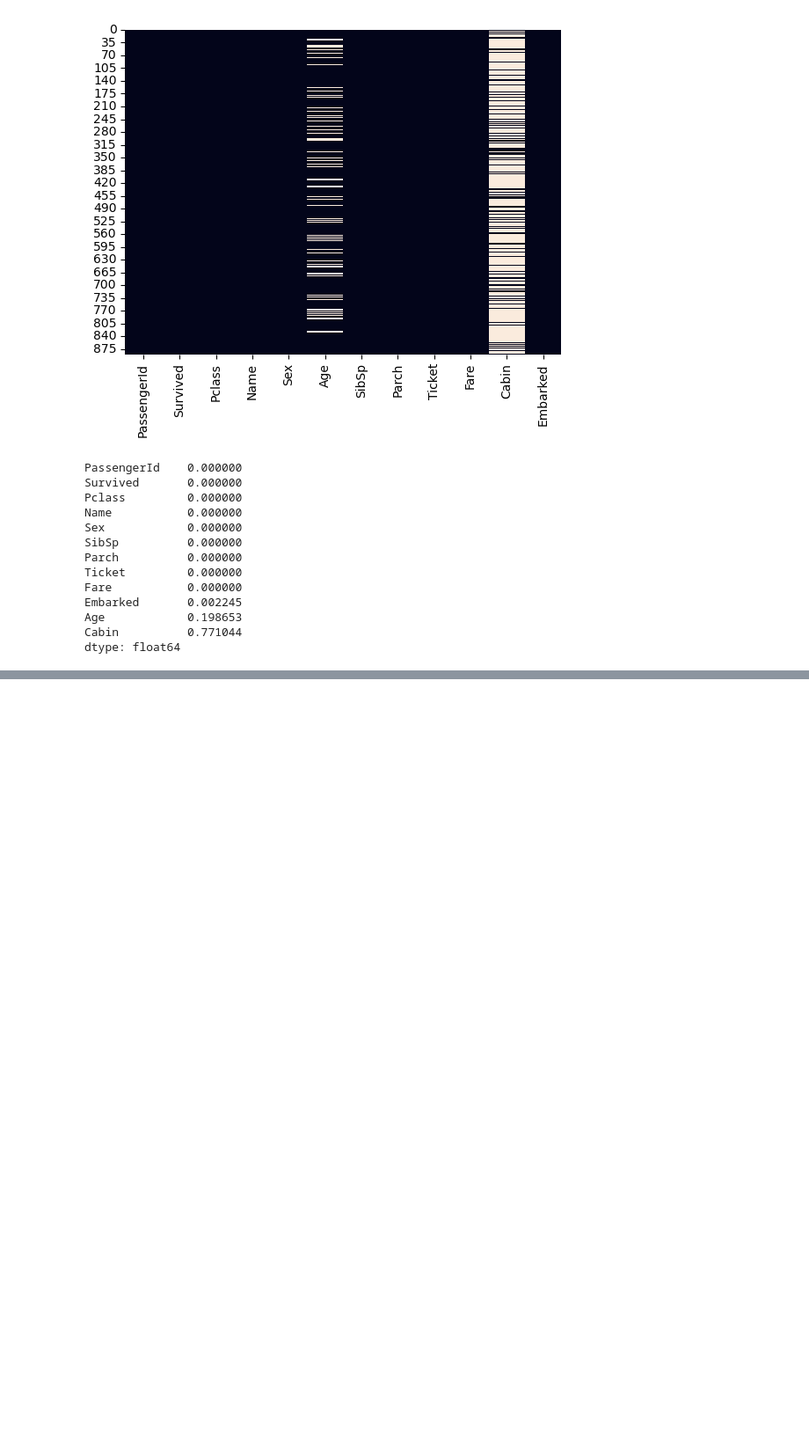
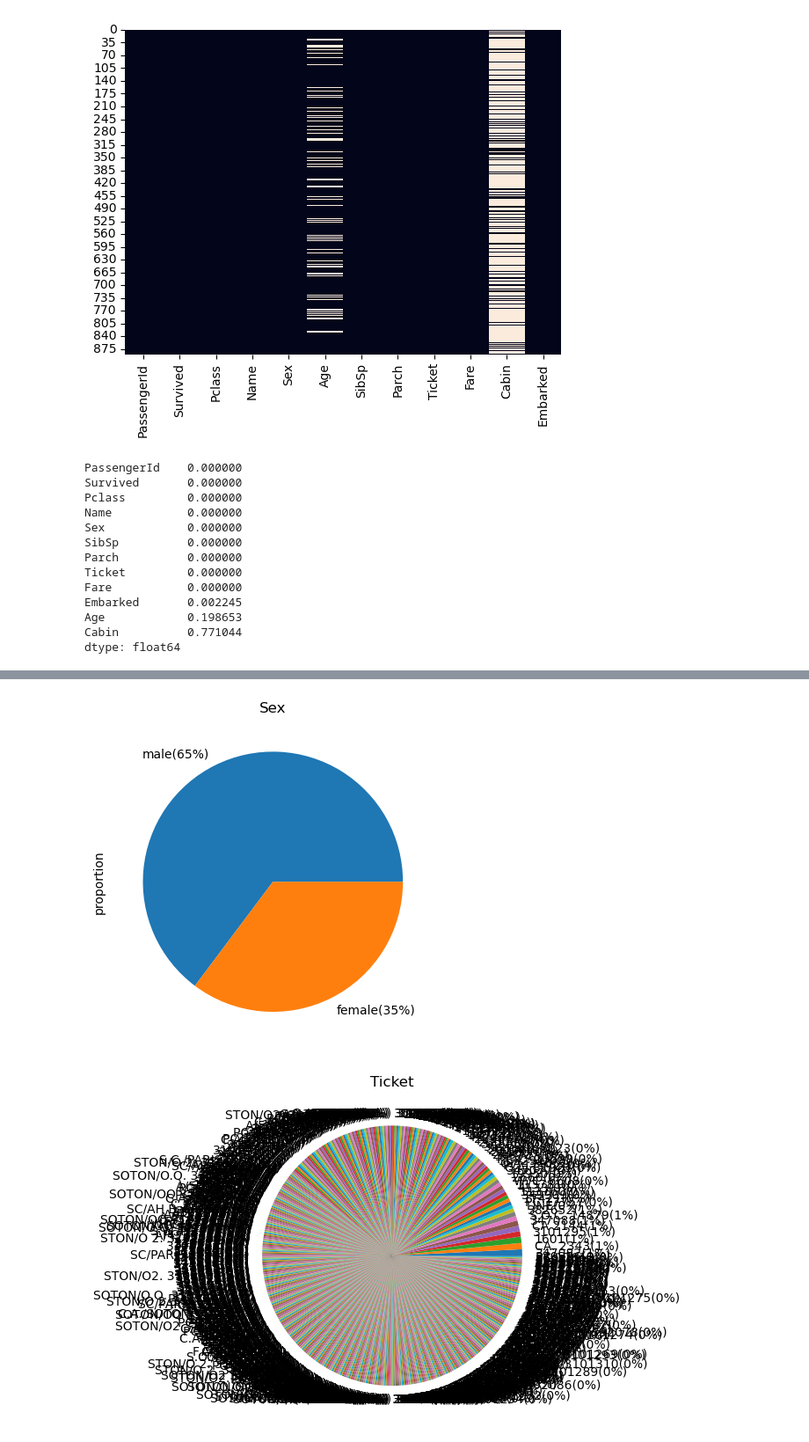
Before and after one commit to Jeremy-Duval-PhD/Kaggle_Titanic, a Jupyter notebook: Kaggle_Titanic.ipynb, the cells around one changed output, grey strips where cells are left out. Shown at 88% size. Cells and saved outputs as stored; diff of their text form; code cells hidden in the pictures; blank space fills up the shorter version.

```diff
--- a/Kaggle_Titanic.ipynb
+++ b/Kaggle_Titanic.ipynb
@@ -84,0 +174,11 @@ dtype: float64
+# %%
+def get_lbl(vc):
+    return [str(x) + '(' + str(int(round(y*100,0))) + '%)' for x, y in zip(vc.index, vc.values)]
+
+for col in df_eda.select_dtypes(['object']):
+    plt.figure()
+    vc = df_eda[col].value_counts(normalize=True)
+    vc.plot.pie(labels=get_lbl(vc), title=col)
+# %% [output]
+[figure, added]
+[figure, added]
```
Also changed, not shown: parts of 33 cells of this notebook.
